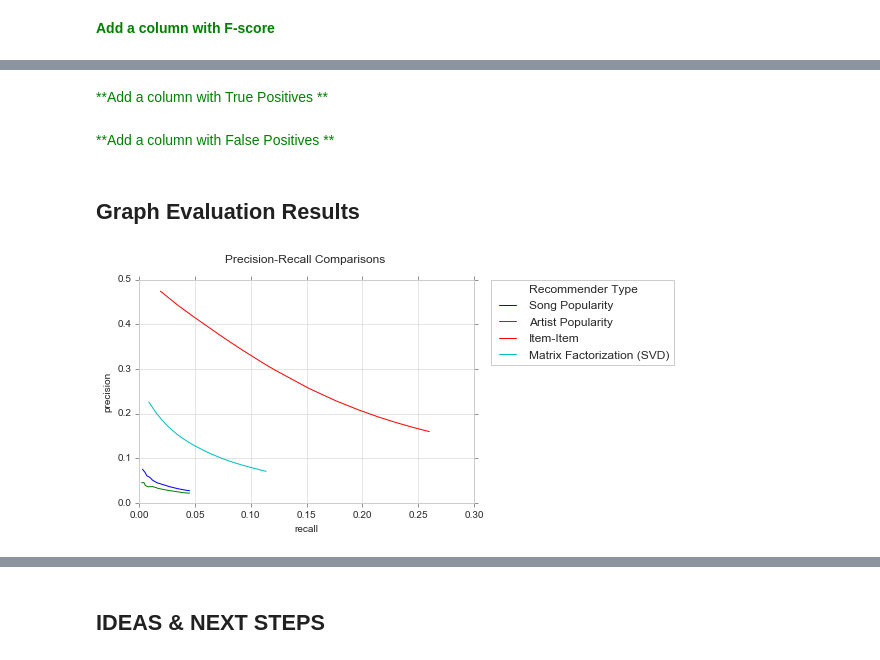
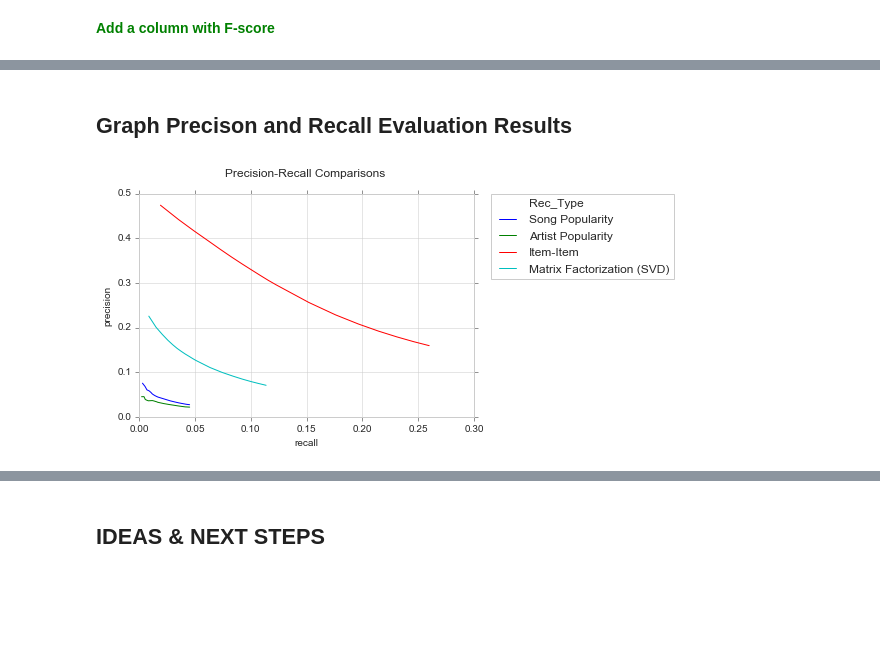
Before and after one commit to IvetteMTapia/Capstone1_Songs-Recommender_System, a Jupyter notebook: Recommender System.ipynb, the cells around one changed output, grey strips where cells are left out. Cells and saved outputs as stored; diff of their text form; code cells hidden in the pictures; blank space fills up the shorter version.

Commit message:
Recommender Testing
Draft 3

```diff
--- a/Recommender System.ipynb
+++ b/Recommender System.ipynb
@@ -802,3 +821,12 @@ precision_recall_overall['FScore'] = 2*((precision_recall_overall['precision'] *
+# %%
+precision_recall_overall['False_Positives'] = ((precision_recall_overall['True_Positives']-
+                                              (precision_recall_overall['precision']*precision_recall_overall['True_Positives'])))/precision_recall_overall['precision']
+# %%
+precision_recall_overall['Total_Rec'] = precision_recall_overall['cutoff']*precision_recall_overall['User_Num']
+# %%
+precision_recall_overall['TP_Rate'] = precision_recall_overall['True_Positives']/precision_recall_overall['Total_Rec']
+# %%
+precision_recall_overall['FP_Rate'] = precision_recall_overall['False_Positives']/precision_recall_overall['Total_Rec']
 # %%
 precision_recall_overall.head()
 # %% [output]
@@ -811,2 +838,0 @@ precision_recall_overall.head()
-# %% [markdown]
-<font color='green'>**Add a column with True Positives ** </font>
@@ -816,2 +838,0 @@ precision_recall_overall.head()
-# %% [markdown]
-<font color='green'>**Add a column with False Positives ** </font>
@@ -821,22 +839,22 @@ precision_recall_overall.head()
 # %% [markdown]
-## Graph Evaluation Results
+## Graph Precison and Recall Evaluation Results
 # %%
 %matplotlib inline
 
 sns.set_style("whitegrid")
 
 sns.despine()
 
 sns.lineplot(x='recall', y='precision', data = precision_recall_overall,
-             hue='Recommender Type', markers=True)
+             hue='Rec_Type', markers=True)
 
 plt.title('Precision-Recall Comparisons \n')
 
 plt.legend(bbox_to_anchor=(1.05, 1), loc=2, borderaxespad=0.)
 
 #plt.xticks(np.arange(0, 1.2, step=0.2))
 #plt.yticks(np.arange(0, 1.2, step=0.2))
 
 plt.show()
 # %% [output]
-[figure, old version]
+[figure, new version]
```
Also changed, not shown: parts of 24 cells of this notebook.
